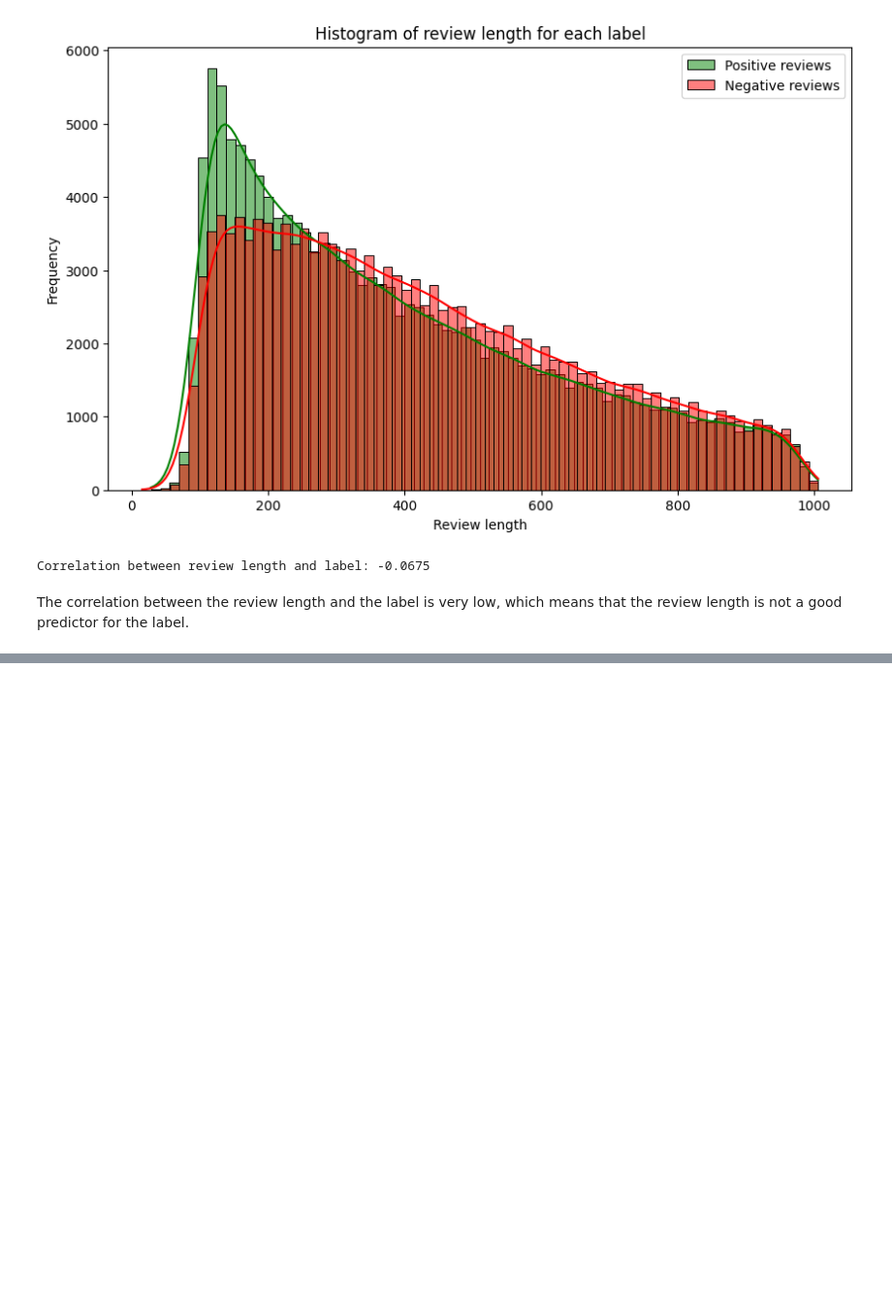
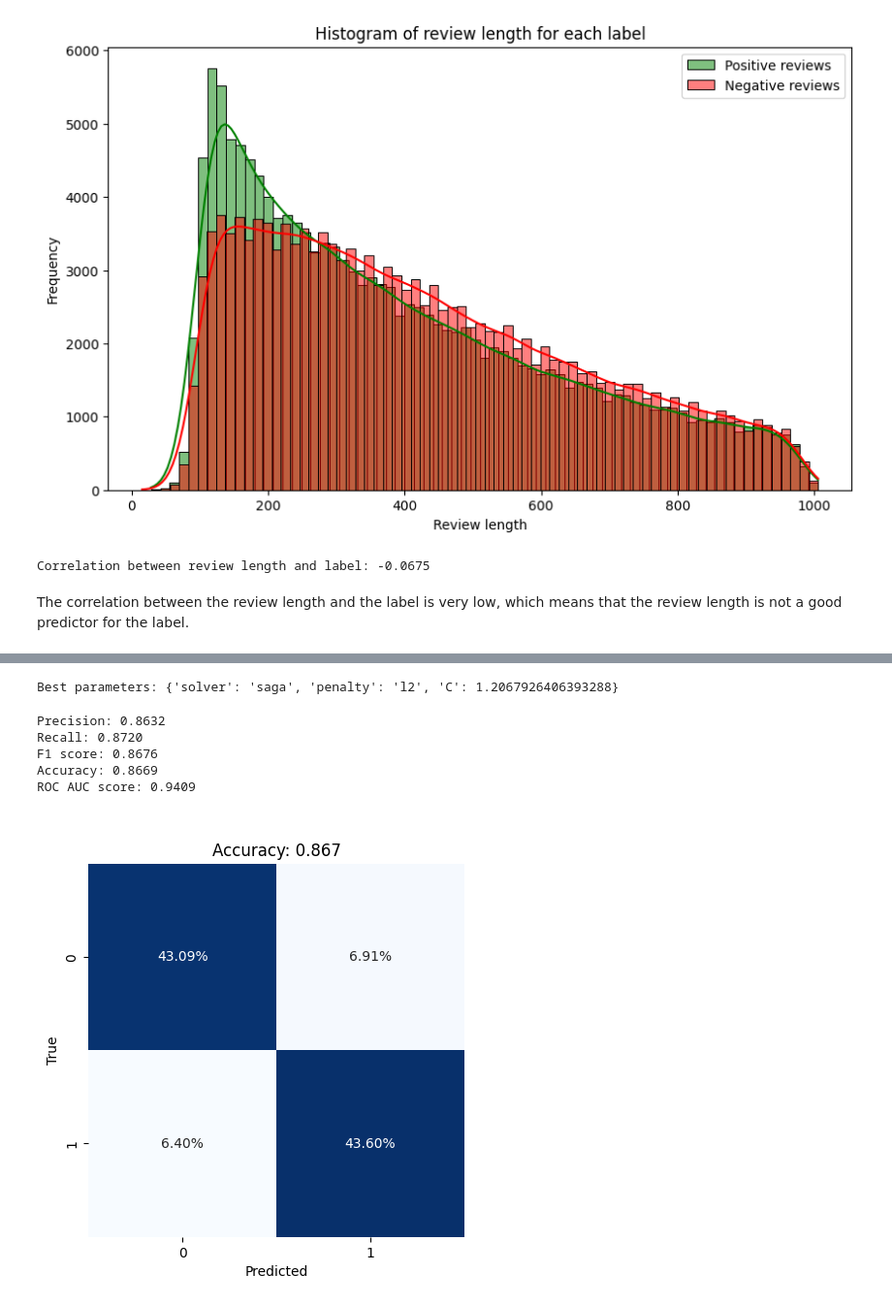
Before and after one commit to KrystianJachna/Sentiment-Analysis, a Jupyter notebook: notebooks/EDA.ipynb, the cells around one changed output, grey strips where cells are left out. Shown at 97% size. Drawn from its saved outputs; the diff is of its cells as text; code cells hidden in the pictures; blank space fills up the shorter version.

```diff
--- a/notebooks/EDA.ipynb
+++ b/notebooks/EDA.ipynb
@@ -319,13 +356,2 @@ models_and_parameters = {
 # %%
-best_models = []
-kfold = StratifiedKFold(n_splits=5, random_state=SEED, shuffle=True)
-
-for model_name, (model, params) in models_and_parameters.items():
-    with warnings.catch_warnings():
-        warnings.simplefilter("ignore")
-        grid = GridSearchCV(model, params, cv=kfold, return_train_score=True)
-        grid.fit(X_train, y_train)
-    best_models.append((model_name, grid.best_estimator_))
-    print(f"Best parameters for {model_name}: {grid.best_params_}")
-    print(f"Best cross-validation score for {model_name}: {grid.best_score_}")
-    print("-" * 20)
+grid.fit(X_train_preprocessed, y_train)
@@ -332,12 +374,0 @@ for model_name, (model, params) in models_and_parameters.items():
-# %%
-def score_model(model):
-    y_pred = model.predict(X_test)
-    precision_score = metrics.precision_score(y_test, y_pred)
-    recall_score = metrics.recall_score(y_test, y_pred)
-    f1_score = metrics.f1_score(y_test, y_pred)
-    accuracy = metrics.accuracy_score(y_test, y_pred)
-    try:
-        roc_auc_score = metrics.roc_auc_score(y_test, model.decision_function(X_test))
-    except:
-        roc_auc_score = metrics.roc_auc_score(y_test, model.predict_proba(X_test)[:, 1])
-    return precision_score, recall_score, f1_score, accuracy, roc_auc_score
@@ -351,0 +375,25 @@ df.head(11)
+# %%
+print(f"Best parameters: {grid.best_params_}")
+# %% [output]
+Best parameters: {'solver': 'saga', 'penalty': 'l2', 'C': 1.2067926406393288}
+# %%
+best_model = grid.best_estimator_
+precision_score, recall_score, f1_score, accuracy, roc_auc_score = score_model(best_model)
+print(f"Precision: {precision_score:.4f}")
+print(f"Recall: {recall_score:.4f}")
+print(f"F1 score: {f1_score:.4f}")
+print(f"Accuracy: {accuracy:.4f}")
+print(f"ROC AUC score: {roc_auc_score:.4f}")
+# %% [output]
+Precision: 0.8632
+Recall: 0.8720
+F1 score: 0.8676
+Accuracy: 0.8669
+ROC AUC score: 0.9409
+# %%
+y_pred = best_model.predict(X_test_preprocessed)
+fig, ax = plt.subplots(figsize=(5, 5))
+plot_confusion_matrix(best_model, '', accuracy, ax=ax)
+plt.show()
+# %% [output]
+[figure, added]
```
Also changed, not shown: parts of 14 cells of this notebook.
